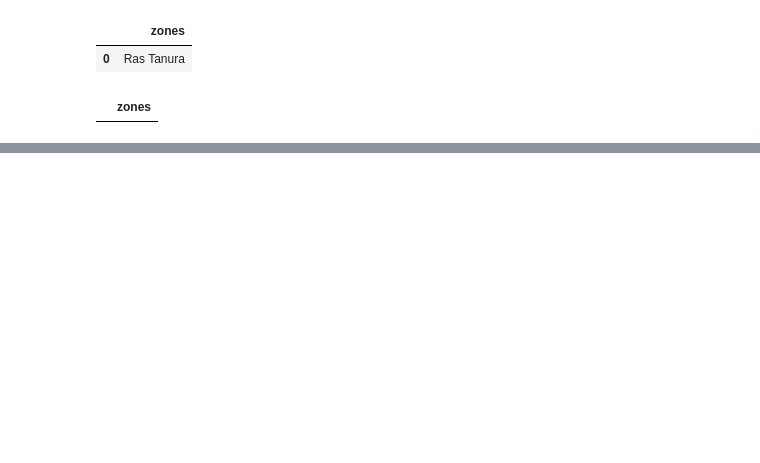
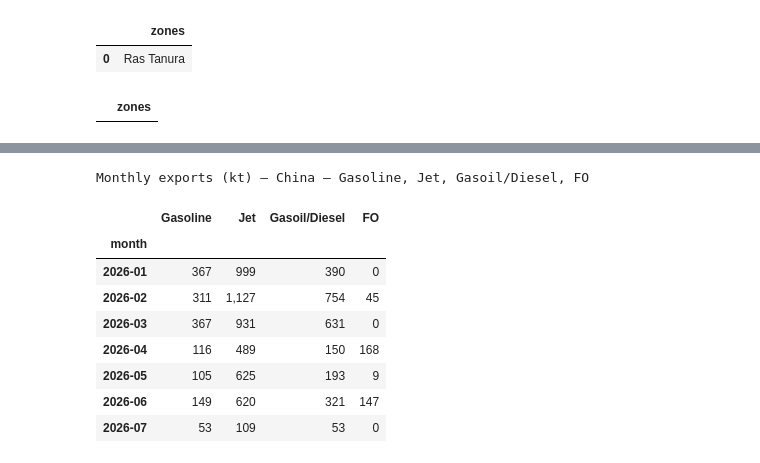
Before and after one commit to lcgr-jg/products_exports_tracking, a Jupyter notebook: kpler_exports_prototype.ipynb, the cells around one changed output, grey strips where cells are left out. Saved outputs shown, nothing was run; the diff lists cells and outputs as text; code cells hidden in the pictures; blank space fills up the shorter version.

```diff
--- a/kpler_exports_prototype.ipynb
+++ b/kpler_exports_prototype.ipynb
@@ -520,0 +1813,37 @@ zones_client.search("Duqm Refinery")   # probably empty or different name
+# %%
+# ---------------------- China product exports — raw monthly table ----------------------
+# Run the Section 8 functions cell immediately above first.
+_monthly_unit_enum("kt")  # quick sanity check — raises if that cell is stale
+
+MONTHLY_ZONES = "China"
+MONTHLY_INSTALLATIONS = None#"Zhejiang Zhoushan Refinery and Petrochemical"   # e.g. "Some terminal" — use zones_client.search() to confirm name
+MONTHLY_PRODUCTS = ["Gasoline", "Jet", "Gasoil/Diesel", "FO"]
+MONTHLY_UNIT = "kt"            # also: "kb", "kbd"
+MONTHLY_START = date(2026, 1, 1)
+MONTHLY_END = date.today()
+MONTHLY_WITH_FORECAST = False
+MONTHLY_ONLY_REALIZED = True
+MONTHLY_WITH_INTRA_COUNTRY = False
+
+china_monthly = show_monthly_exports_table(
+    zones=MONTHLY_ZONES,
+    installations=MONTHLY_INSTALLATIONS,
+    products=MONTHLY_PRODUCTS,
+    unit=MONTHLY_UNIT,
+    start_date=MONTHLY_START,
+    end_date=MONTHLY_END,
+    with_forecast=MONTHLY_WITH_FORECAST,
+    only_realized=MONTHLY_ONLY_REALIZED,
+    with_intra_country=MONTHLY_WITH_INTRA_COUNTRY,
+)
+# %% [output]
+Monthly exports (kt) — China — Gasoline, Jet, Gasoil/Diesel, FO
+|  | Gasoline | Jet | Gasoil/Diesel | FO |
+| month |  |  |  |  |
+| 2026-01 | 367 | 999 | 390 | 0 |
+| 2026-02 | 311 | 1,127 | 754 | 45 |
+| 2026-03 | 367 | 931 | 631 | 0 |
+| 2026-04 | 116 | 489 | 150 | 168 |
+| 2026-05 | 105 | 625 | 193 | 9 |
+| 2026-06 | 149 | 620 | 321 | 147 |
+| 2026-07 | 53 | 109 | 53 | 0 |
```
Also changed, not shown: parts of 17 cells of this notebook, 10 other files.
